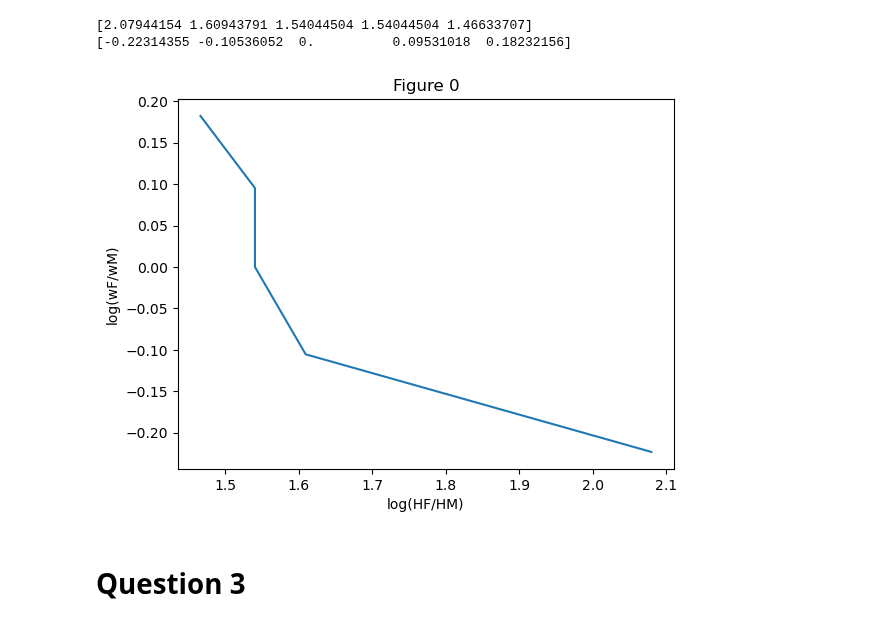
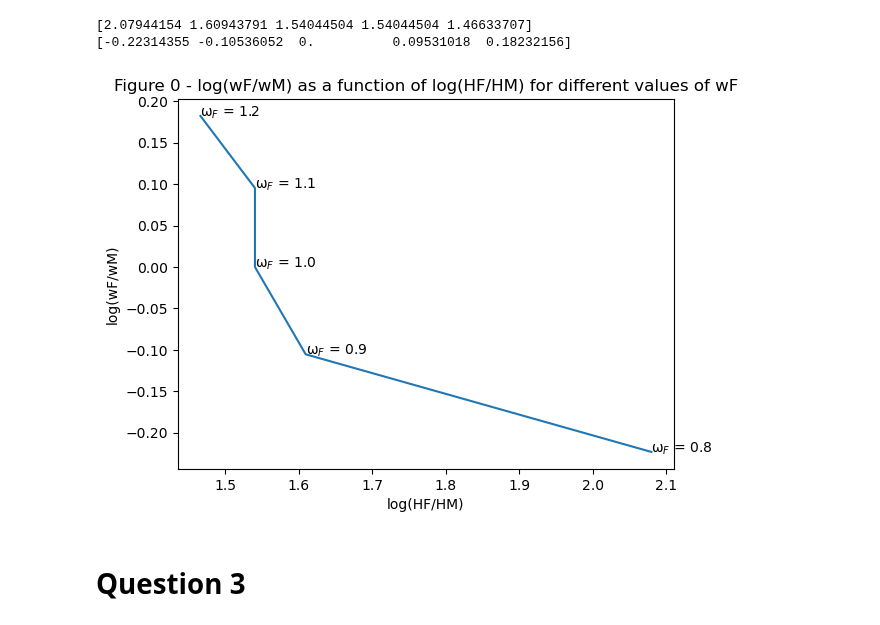
Before and after one commit to NumEconCopenhagen/projects-2023-bulen, a Jupyter notebook: inauguralproject/inauguralproject.ipynb, the cells around one changed output. Drawn from its saved outputs; the diff is of its cells as text; code cells hidden in the pictures.

```diff
--- a/inauguralproject/inauguralproject.ipynb
+++ b/inauguralproject/inauguralproject.ipynb
@@ -84,34 +84,44 @@ Explain your code and procedure
 
 # a. Solving the model
 
-arwF=np.array([0.8,0.9,1.0,1.1,1.2])
+arwF=np.array([0.8,0.9,1.0,1.1,1.2]) #array of values that wF can take for the question
 
 
 result3=[]
-for k in arwF:
+for k in arwF: #solving the model with the values in the wF array and appending the resulting values of HF/HM("g") to a list
     OurModel.par.wF=k
     temp=OurModel.solve_discrete()
     result3.append(temp.g)
 
-print(np.log(result3))
+result3a=np.log(result3)
+
+print(result3a)
 
 result4=[]
-for k in arwF:
+for k in arwF: #solving the model with the values in the wF array and appending the resulting values of wF/wM("h") to a list
     OurModel.par.wF=k
     temp=OurModel.solve_discrete()
     result4.append(temp.h)
-print(np.log(result4))
+
+result4a=np.log(result4)
+
+print(result4a)
 # %% [output]
 [2.07944154 1.60943791 1.54044504 1.54044504 1.46633707]
 [-0.22314355 -0.10536052  0.          0.09531018  0.18232156]
-# %%
-plt.plot(np.log(result3), np.log(result4))
-plt.title('Figure 0')
-plt.xlabel('log(HF/HM)')
-plt.ylabel('log(wF/wM)')
-plt.show()
-# %% [output]
-[figure, removed]
+# %%
+# b. Illustrating the results
+
+plt.plot(result3a, result4a)
+plt.title('Figure 0 - log(wF/wM) as a function of log(HF/HM) for different values of wF')
+plt.xlabel('log(HF/HM)')
+plt.ylabel('log(wF/wM)')
+for i, txt in enumerate(arwF): #annotating the data points with the corresponding values from the wF array
+    plt.annotate("ω$_{F}$ = "+ str(txt),(result3a[i],result4a[i]))
+
+plt.show()
+# %% [output]
+[figure, added]
 # %% [markdown]
 # Question 3
 # %% [markdown]
```
